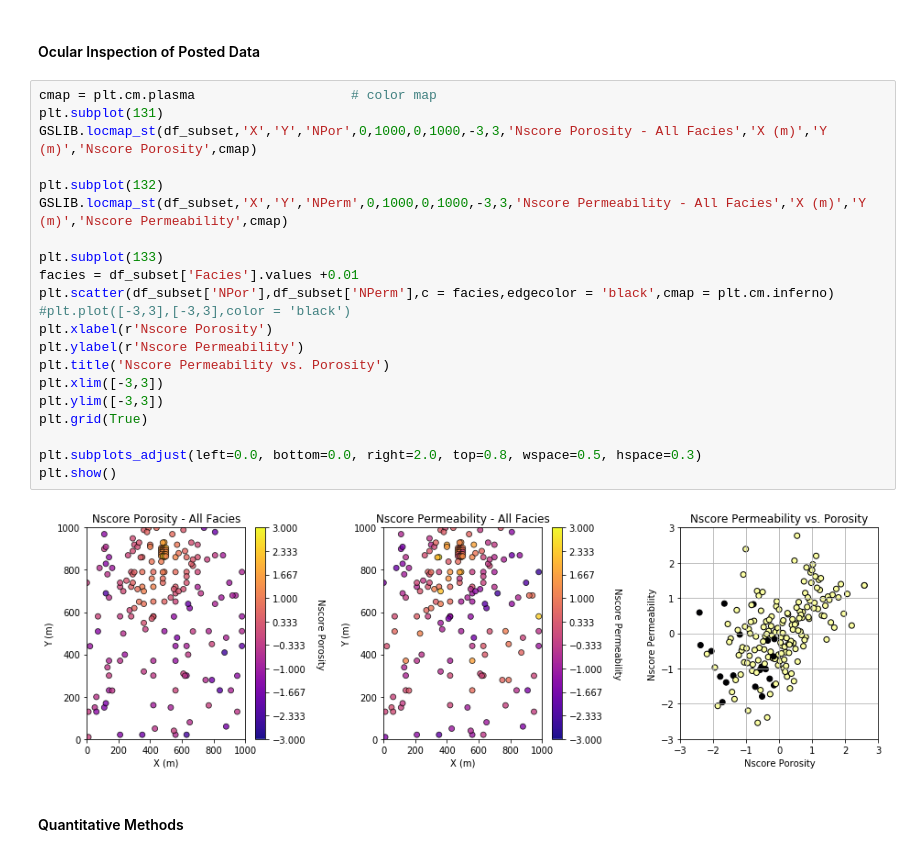
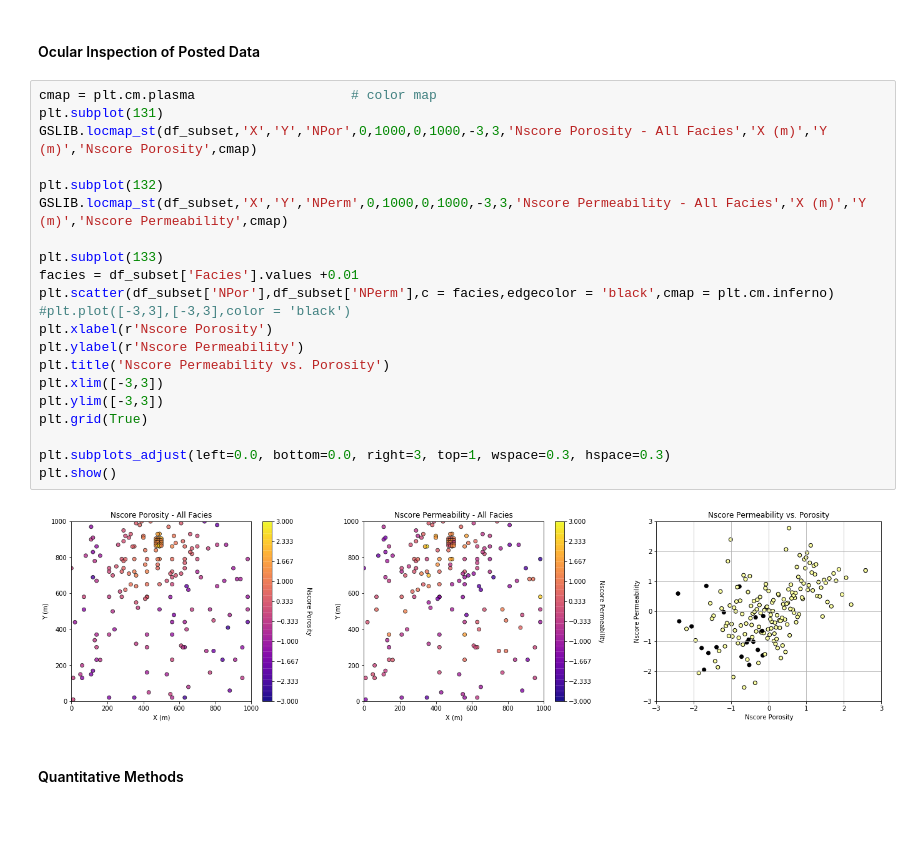
Before and after one commit to sunnylilypi/GS_3, a Jupyter notebook: Team_4_Project_3.ipynb, the cells around one changed output. Cells and saved outputs as stored; diff of their text form; blank space fills up the shorter version.

```diff
--- a/Team_4_Project_3.ipynb
+++ b/Team_4_Project_3.ipynb
@@ -123,26 +123,26 @@ plt.show()
 # %%
 cmap = plt.cm.plasma                    # color map
 plt.subplot(131)
 GSLIB.locmap_st(df_subset,'X','Y','NPor',0,1000,0,1000,-3,3,'Nscore Porosity - All Facies','X (m)','Y (m)','Nscore Porosity',cmap)
 
 plt.subplot(132)
 GSLIB.locmap_st(df_subset,'X','Y','NPerm',0,1000,0,1000,-3,3,'Nscore Permeability - All Facies','X (m)','Y (m)','Nscore Permeability',cmap)
 
 plt.subplot(133)
 facies = df_subset['Facies'].values +0.01
 plt.scatter(df_subset['NPor'],df_subset['NPerm'],c = facies,edgecolor = 'black',cmap = plt.cm.inferno)
 #plt.plot([-3,3],[-3,3],color = 'black')
 plt.xlabel(r'Nscore Porosity')
 plt.ylabel(r'Nscore Permeability')
 plt.title('Nscore Permeability vs. Porosity')
 plt.xlim([-3,3])
 plt.ylim([-3,3])
 plt.grid(True)
 
-plt.subplots_adjust(left=0.0, bottom=0.0, right=2.0, top=0.8, wspace=0.5, hspace=0.3)
+plt.subplots_adjust(left=0.0, bottom=0.0, right=3, top=1, wspace=0.3, hspace=0.3)
 plt.show()
 # %% [output]
-[figure, old version]
+[figure, new version]
 # %% [markdown]
 #### Quantitative Methods
 # %%
```
Also changed, not shown: parts of 12 cells of this notebook.
